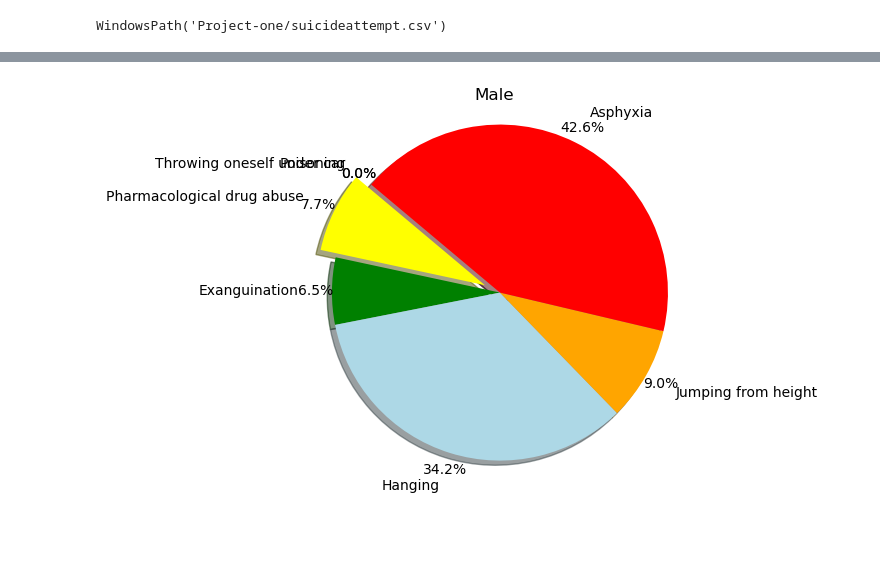
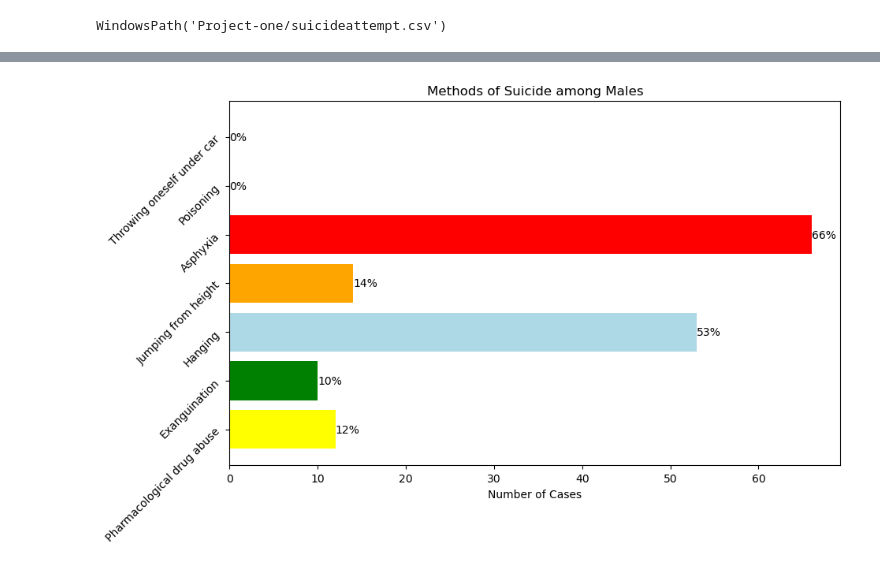
Before and after one commit to JesseR89/Project-one, a Jupyter notebook: projectonenote.ipynb, the cells around one changed output, grey strips where cells are left out. Cells and saved outputs as stored; diff of their text form; code cells hidden in the pictures; blank space fills up the shorter version.

```diff
--- a/projectonenote.ipynb
+++ b/projectonenote.ipynb
@@ -265,0 +477,20 @@ plt.show()
+# %%
+# Methods of suicides used by Females
+labels = ['Pharmacological drug abuse', 'Exanguination', 'Hanging',
+          'Jumping from height', 'Asphyxia', 'Poisoning', 'Throwing oneself under car']
+sizes = [99, 60, 39, 21, 9, 3, 3]
+colors = ["yellow", "green", "lightblue", "orange", "red", "purple", "pink"]
+explode = (0.1, 0, 0, 0, 0, 0, 0)  # Explode the first slice
+
+# Plot
+plt.figure(figsize=(8, 6))
+plt.pie(sizes, explode=explode, labels=labels, colors=colors,
+        autopct="%1.1f%%", shadow=True, startangle=140, pctdistance=0.8, labeldistance=1.1)
+
+plt.title('Methods of Suicide among Females')
+
+# Increase font size of labels
+plt.rcParams['font.size'] = 10
+
+# Show plot
+plt.show()
@@ -266,17 +499,26 @@ plt.show()
 # %%
-# What people use for suicide for Male
-labels_men = ['Pharmacological drug abuse','Exanguination','Hanging','Jumping from height','Asphyxia','Poisoning','Throwing oneself under car']
-sizes_men = [12,10,53,14,66,0,0]
+# Methods of suicides used by males
+labels_men = ['Pharmacological drug abuse', 'Exanguination', 'Hanging',
+              'Jumping from height', 'Asphyxia', 'Poisoning', 'Throwing oneself under car']
+sizes_men = [12, 10, 53, 14, 66, 0, 0]
+colors_men = ["yellow", "green", "lightblue", "orange", "red", "purple", "pink"]
 
-colors_men = ["yellow","green","lightblue","orange","red","purple","pink"]
-explode = (0.1, 0,0,0,0,0,0)
-plt.pie(sizes_men, explode=explode, labels=labels_men, colors=colors_men,
-        autopct="%1.1f%%", shadow=True, startangle=140, pctdistance=1.1, labeldistance=1.2)
+# Plot
+plt.figure(figsize=(10, 6))
+bars = plt.barh(labels_men, sizes_men, color=colors_men)
 
+plt.xlabel('Number of Cases')
+plt.title('Methods of Suicide among Males')
 
-rotatelables=True
-plt.title('Male')
-plt.axis("equal")
+# Add percentage labels to the bars
+for bar, size in zip(bars, sizes_men):
+    plt.text(bar.get_width(), bar.get_y() + bar.get_height()/2, f'{size}%',
+             va='center', ha='left')
+
+# Rotate y-axis labels
+plt.yticks(rotation=45)
+
+# Show plot
 plt.show()
 # %% [output]
-[figure, old version]
+[figure, new version]
```
Also changed, not shown: parts of 21 cells of this notebook.
